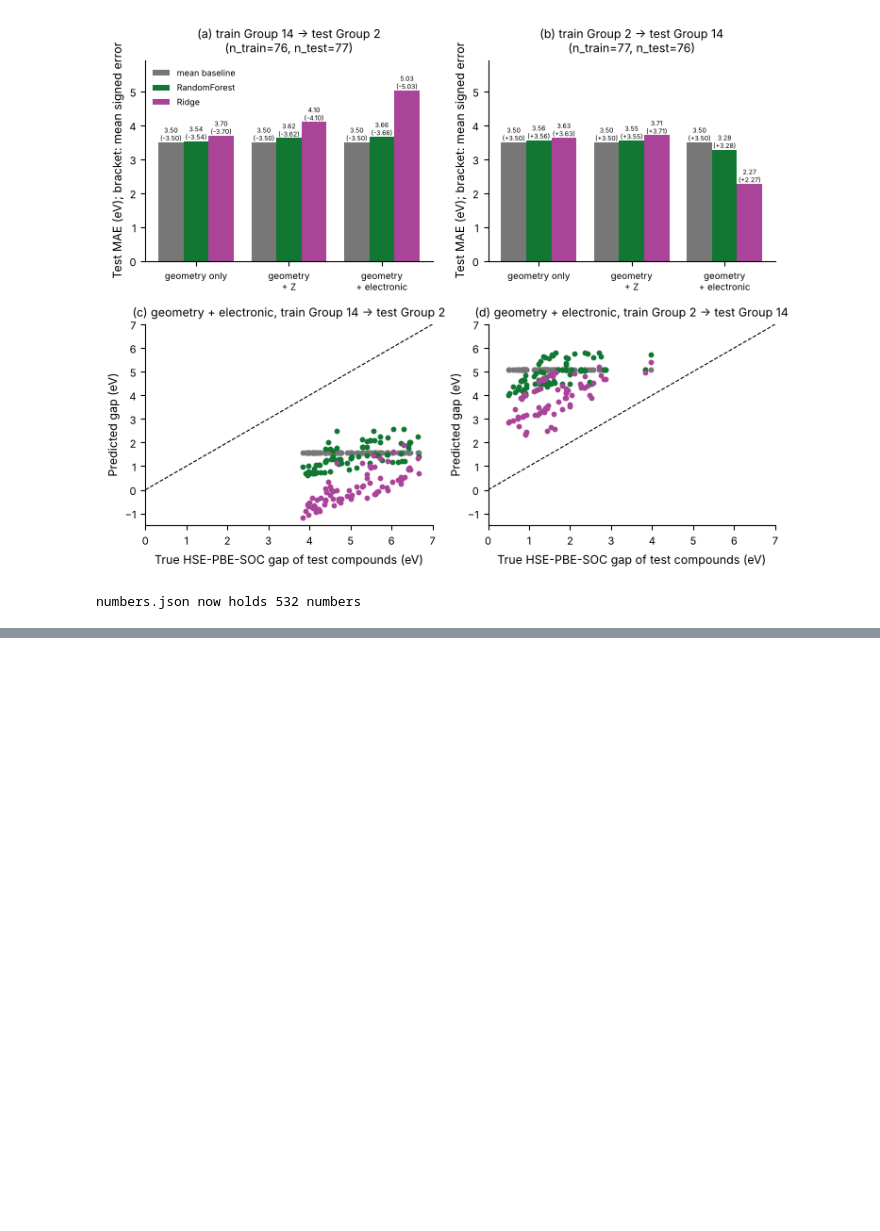
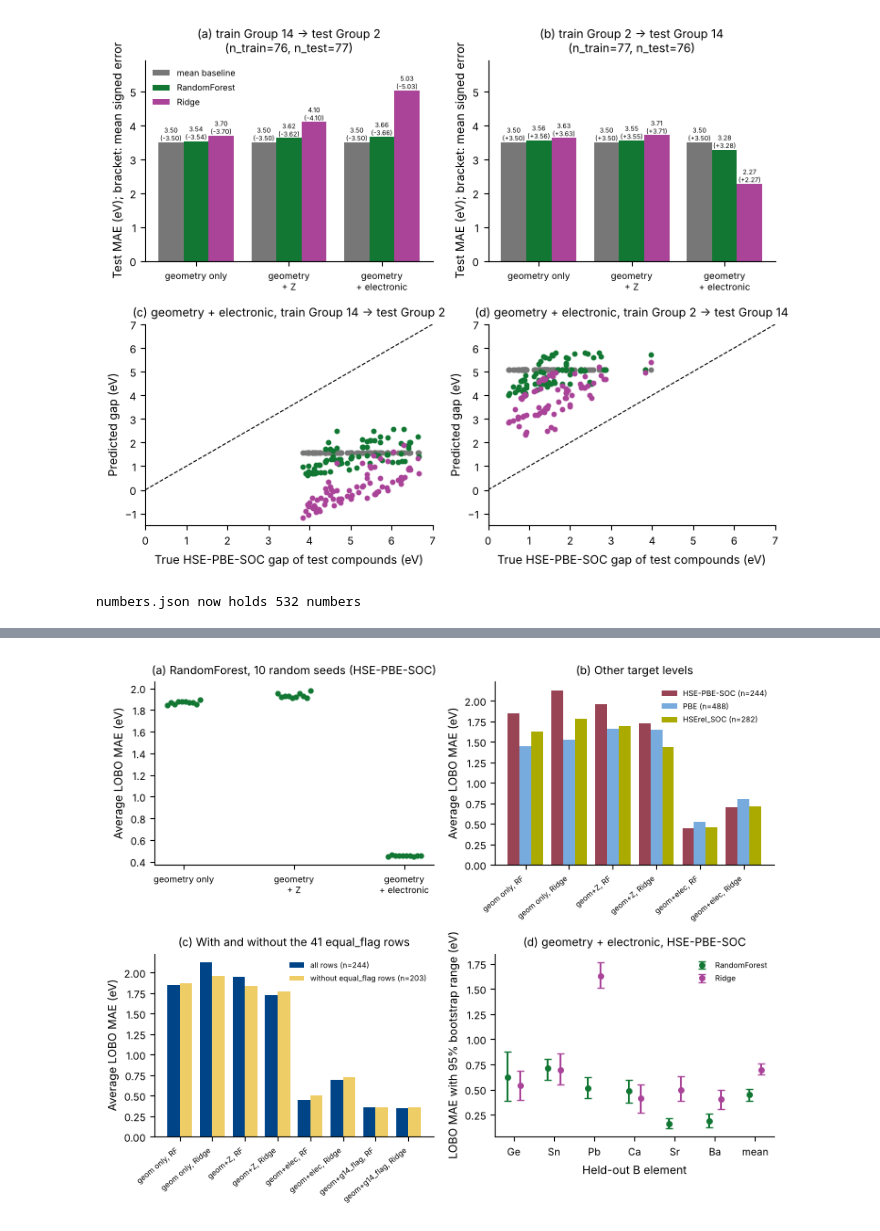
Before and after one commit to jatin-29/BTP-Perovskite, a Jupyter notebook: btp_perovskite.ipynb, the cells around one changed output, grey strips where cells are left out. Saved outputs shown, nothing was run; the diff lists cells and outputs as text; code cells hidden in the pictures; blank space fills up the shorter version.

```diff
--- a/btp_perovskite.ipynb
+++ b/btp_perovskite.ipynb
@@ -2425,0 +2800,16 @@ numbers.json now holds 532 numbers
+# %%
+# (1) Second radii set: only run if one has been added to RADII_SETS in the config cell
+other_radii = [name for name in RADII_SETS if name != ACTIVE_RADII]
+radii_rows = []
+if len(other_radii) == 0:
+    print("No second radii set has been supplied (RADII_SETS holds only '%s'). Robustness test (1) is SKIPPED." % ACTIVE_RADII)
+for radii_name in other_radii:
+    alternative = build_features(master, RADII_SETS[radii_name]).dropna(subset=[TARGET]).reset_index(drop=True)
+    for set_name, columns in FEATURE_SETS.items():
+        for model_name in MODEL_NAMES:
+            per_element, _ = clean_leave_one_b_out(alternative, columns, model_name)
+            radii_rows.append({"radii": radii_name, "feature_set": set_name, "model": model_name,
+                               "average_MAE_eV": per_element["MAE_eV"].mean()})
+record("robustness_second_radii_run", len(other_radii) > 0, "stage 8", "False means skipped: no second radii set supplied")
+if radii_rows:
+    save_table(pd.DataFrame(radii_rows).round(3), "fig21_second_radii")
@@ -2425,0 +3047,66 @@ numbers.json now holds 532 numbers
+# %%
+# fig21: robustness summary
+fig, axes = plt.subplots(2, 2, figsize=(7.6, 6.2))
+# (a) RF seeds
+ax = axes[0, 0]
+for index, set_name in enumerate(FEATURE_SETS):
+    values = seed_table[seed_table["feature_set"] == set_name]["average_MAE_eV"].values
+    ax.scatter(np.full(len(values), index) + np.linspace(-0.15, 0.15, len(values)), values, s=12, color=COLOR_MODEL["RandomForest"])
+ax.set_xticks(range(len(FEATURE_SETS)))
+ax.set_xticklabels([s.replace(" + ", "\n+ ") for s in FEATURE_SETS], fontsize=7)
+ax.set_ylabel("Average LOBO MAE (eV)")
+ax.set_title("RandomForest, 10 random seeds (HSE-PBE-SOC)")
+panel_label(ax, "a")
+# (b) other targets
+ax = axes[0, 1]
+width = 0.27
+for offset, level in zip([-width, 0, width], ["HSE-PBE-SOC", "PBE", "HSErel_SOC"]):
+    labels_b = []
+    values = []
+    for set_name in FEATURE_SETS:
+        for model_name in ["RandomForest", "Ridge"]:
+            values.append(target_table[(target_table["target"] == level) & (target_table["feature_set"] == set_name) &
+                                       (target_table["model"] == model_name)]["average_MAE_eV"].iloc[0])
+            labels_b.append(set_name.replace("geometry", "geom").replace(" + ", "+").replace("electronic", "elec") + "\n" + ("RF" if model_name == "RandomForest" else "Ridge"))
+    n_rows = target_table[target_table["target"] == level]["n_rows"].iloc[0]
+    ax.bar(np.arange(len(values)) + offset, values, width=width, color=COLOR_LEVEL[level], label="%s (n=%d)" % (level, n_rows))
+ax.set_xticks(np.arange(len(labels_b)))
+ax.set_xticklabels([label.replace("\n", ", ") for label in labels_b], fontsize=6, rotation=40, ha="right")
+ax.set_ylabel("Average LOBO MAE (eV)")
+ax.set_title("Other target levels")
+ax.legend(frameon=False, fontsize=6)
+panel_label(ax, "b")
+# (c) with and without equal_flag rows
+ax = axes[1, 0]
+pivot_equal = equal_table.pivot_table(index=["feature_set", "model"], columns="rows", values="average_MAE_eV", sort=False)
+pivot_equal = pivot_equal.drop(index="mean baseline", level="model")
+positions = np.arange(len(pivot_equal))
+ax.bar(positions - 0.19, pivot_equal["with equal_flag rows"], width=0.38, color=COLOR_CV["GroupKFold"], label="all rows (n=%d)" % len(data5))
+ax.bar(positions + 0.19, pivot_equal["without equal_flag rows"], width=0.38, color=COLOR_CV["random KFold"], label="without equal_flag rows (n=%d)" % len(data5_no_equal))
+ax.set_xticks(positions)
+ax.set_xticklabels([f.replace("geometry", "geom").replace(" + ", "+").replace("electronic", "elec") + ", " + ("RF" if m == "RandomForest" else m) for f, m in pivot_equal.index], fontsize=6, rotation=40, ha="right")
+ax.set_ylabel("Average LOBO MAE (eV)")
+ax.set_title("With and without the 41 equal_flag rows")
+ax.legend(frameon=False, fontsize=6)
+panel_label(ax, "c")
+# (d) bootstrap 95 percent ranges per held-out element, geometry + electronic
+ax = axes[1, 1]
+for offset, model_name in [(-0.15, "RandomForest"), (0.15, "Ridge")]:
+    part = bootstrap_table[(bootstrap_table["feature_set"] == "geometry + electronic") & (bootstrap_table["model"] == model_name)].set_index("held_out")
+    point = lobo_table[(lobo_table["feature_set"] == "geometry + electronic") & (lobo_table["model"] == model_name)].set_index("held_out")["MAE_eV"]
+    point = list(point.loc[B_ELEMENTS]) + [point.mean()]
+    low = part.loc[B_ELEMENTS + ["average"], "MAE_low_95_eV"].values
+    high = part.loc[B_ELEMENTS + ["average"], "MAE_high_95_eV"].values
+    ax.errorbar(np.arange(len(point)) + offset, point, yerr=[np.array(point) - low, high - np.array(point)], fmt="o",
+                color=COLOR_MODEL[model_name], capsize=3, markersize=4, label=model_name)
+ax.set_xticks(np.arange(len(B_ELEMENTS) + 1))
+ax.set_xticklabels(B_ELEMENTS + ["mean"])
+ax.set_xlabel("Held-out B element")
+ax.set_ylabel("LOBO MAE with 95% bootstrap range (eV)")
+ax.set_title("geometry + electronic, HSE-PBE-SOC")
+ax.legend(frameon=False, fontsize=6)
+panel_label(ax, "d")
+fig.tight_layout()
+save_fig(fig, "fig21_robustness")
+write_numbers()
+# %% [output]
@@ -2425,0 +3114 @@ numbers.json now holds 532 numbers
+[figure, added]
```
Also changed, not shown: parts of 16 cells of this notebook, 23 other files.
